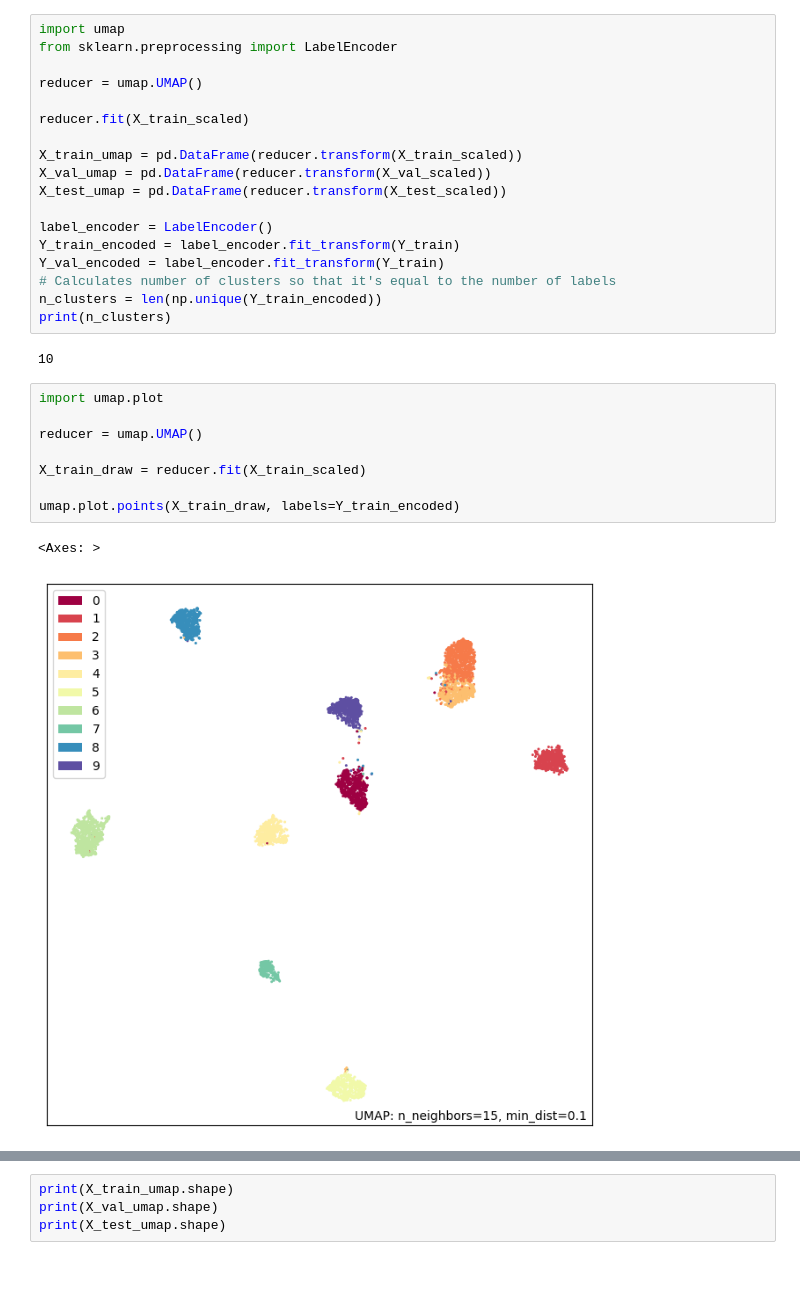
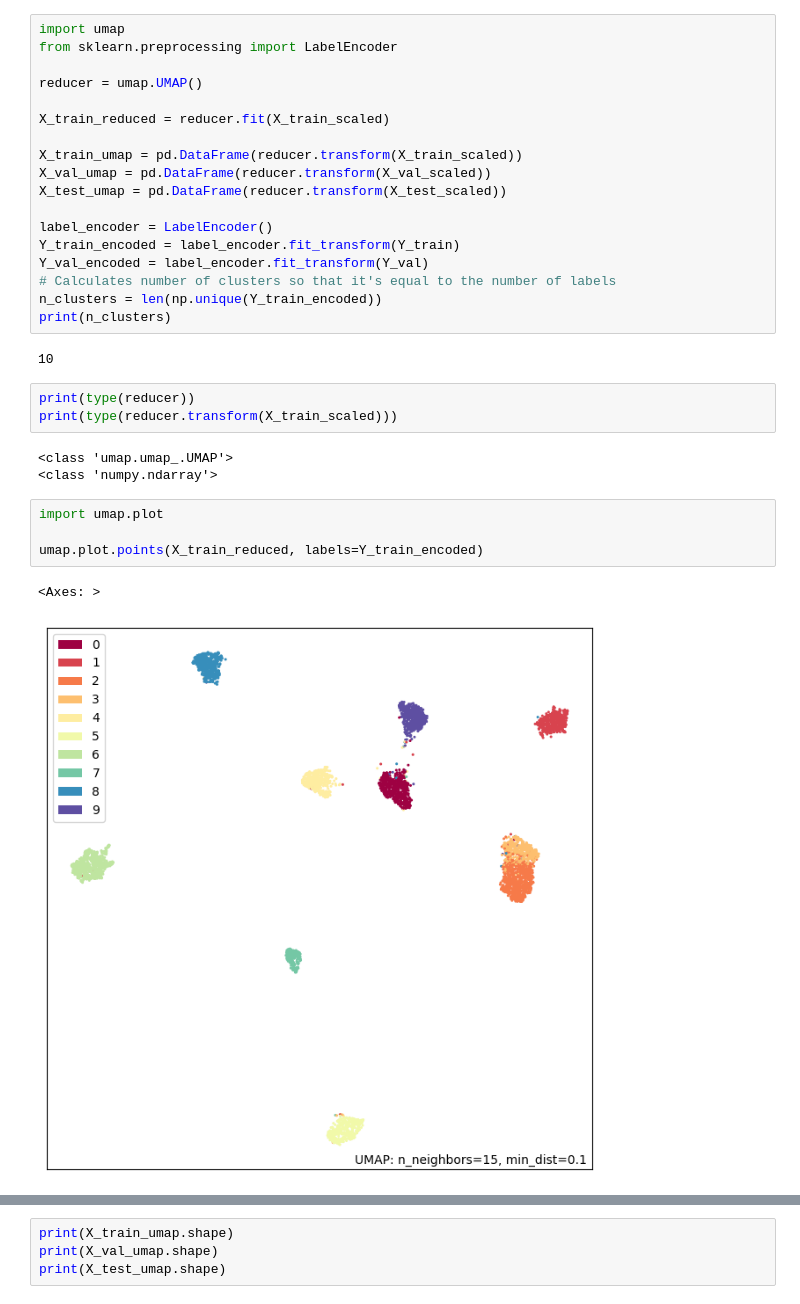
Before and after one commit to pieroGJ121/ML_proyecto_3, a Jupyter notebook: main.ipynb, the cells around one changed output, grey strips where cells are left out. Saved outputs shown, nothing was run; the diff lists cells and outputs as text; blank space fills up the shorter version.

Commit message:
main.ipynb: Change plots

```diff
--- a/main.ipynb
+++ b/main.ipynb
@@ -120,7 +118,7 @@ from sklearn.preprocessing import LabelEncoder
 
 reducer = umap.UMAP()
 
-reducer.fit(X_train_scaled)
+X_train_reduced = reducer.fit(X_train_scaled)
 
 X_train_umap = pd.DataFrame(reducer.transform(X_train_scaled))
 X_val_umap = pd.DataFrame(reducer.transform(X_val_scaled))
@@ -128,20 +126,22 @@ X_test_umap = pd.DataFrame(reducer.transform(X_test_scaled))
 
 label_encoder = LabelEncoder()
 Y_train_encoded = label_encoder.fit_transform(Y_train)
-Y_val_encoded = label_encoder.fit_transform(Y_train)
+Y_val_encoded = label_encoder.fit_transform(Y_val)
 # Calculates number of clusters so that it's equal to the number of labels
 n_clusters = len(np.unique(Y_train_encoded))
 print(n_clusters)
 # %% [output]
 10
+# %%
+print(type(reducer))
+print(type(reducer.transform(X_train_scaled)))
+# %% [output]
+<class 'umap.umap_.UMAP'>
+<class 'numpy.ndarray'>
 # %%
 import umap.plot
 
-reducer = umap.UMAP()
-
-X_train_draw = reducer.fit(X_train_scaled)
-
-umap.plot.points(X_train_draw, labels=Y_train_encoded)
+umap.plot.points(X_train_reduced, labels=Y_train_encoded)
 # %% [output]
 <Axes: >
-[figure, old version]
+[figure, new version]
```
Also changed, not shown: parts of 24 cells of this notebook.
